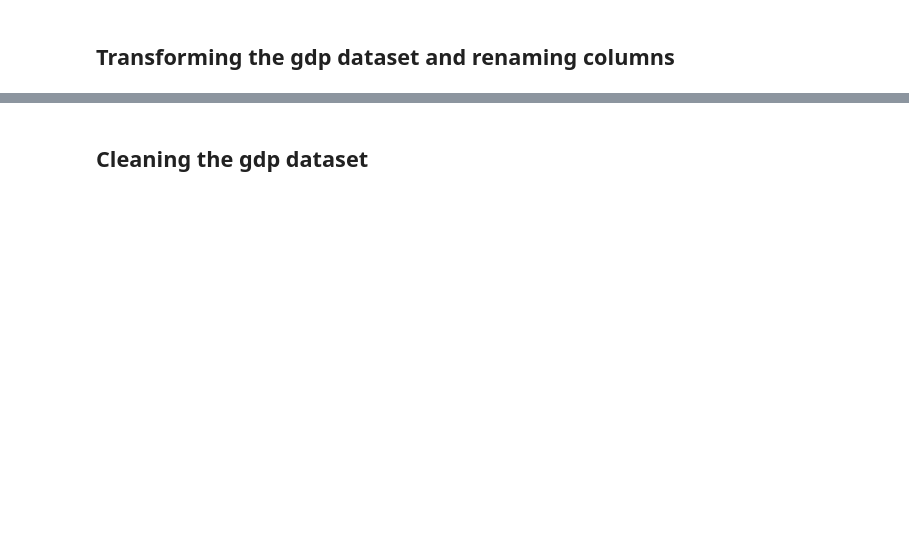
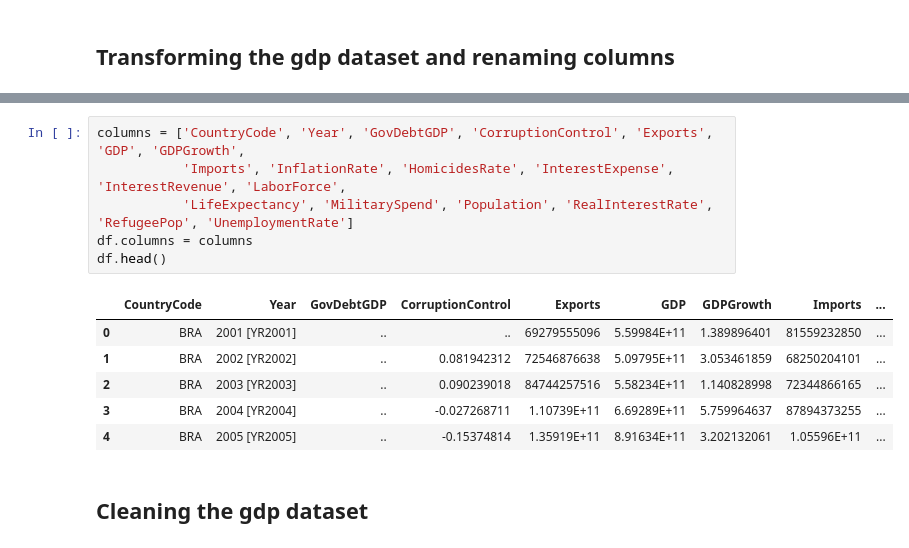
Before and after one commit to koto253/Data_Science_Portfolio, a Jupyter notebook: GDP_Economic_Indicators_Data_Analysis/gdp_economic_indicators_data_analysis.ipynb, the cells around one changed output, grey strips where cells are left out. Drawn from its saved outputs; the diff is of its cells as text; blank space fills up the shorter version.

```diff
--- a/GDP_Economic_Indicators_Data_Analysis/gdp_economic_indicators_data_analysis.ipynb
+++ b/GDP_Economic_Indicators_Data_Analysis/gdp_economic_indicators_data_analysis.ipynb
@@ -73,2 +74,15 @@ renamed_df.head()
+# %%
+columns = ['CountryCode', 'Year', 'GovDebtGDP', 'CorruptionControl', 'Exports', 'GDP', 'GDPGrowth',
+           'Imports', 'InflationRate', 'HomicidesRate', 'InterestExpense', 'InterestRevenue', 'LaborForce',
+           'LifeExpectancy', 'MilitarySpend', 'Population', 'RealInterestRate', 'RefugeePop', 'UnemploymentRate']
+df.columns = columns
+df.head()
+# %% [output]
+|  | CountryCode | Year | GovDebtGDP | CorruptionControl | Exports | GDP | GDPGrowth | Imports | ... |
+| 0 | BRA | 2001 [YR2001] | .. | .. | 69279555096 | 5.59984E+11 | 1.389896401 | 81559232850 | ... |
+| 1 | BRA | 2002 [YR2002] | .. | 0.081942312 | 72546876638 | 5.09795E+11 | 3.053461859 | 68250204101 | ... |
+| 2 | BRA | 2003 [YR2003] | .. | 0.090239018 | 84744257516 | 5.58234E+11 | 1.140828998 | 72344866165 | ... |
+| 3 | BRA | 2004 [YR2004] | .. | -0.027268711 | 1.10739E+11 | 6.69289E+11 | 5.759964637 | 87894373255 | ... |
+| 4 | BRA | 2005 [YR2005] | .. | -0.15374814 | 1.35919E+11 | 8.91634E+11 | 3.202132061 | 1.05596E+11 | ... |
 # %% [markdown]
 ## Cleaning the gdp dataset
```
Also changed, not shown: parts of 51 cells of this notebook, 3 other files.
